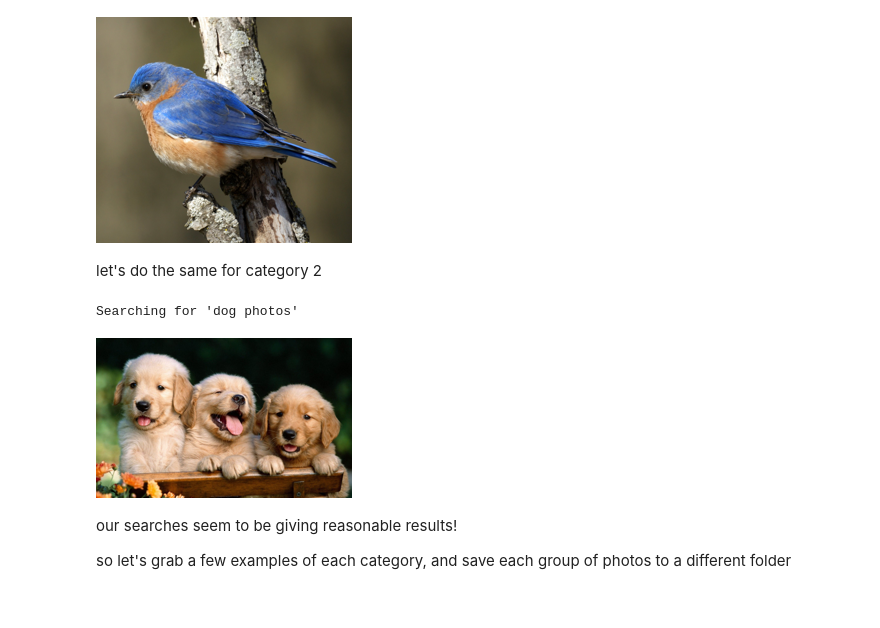
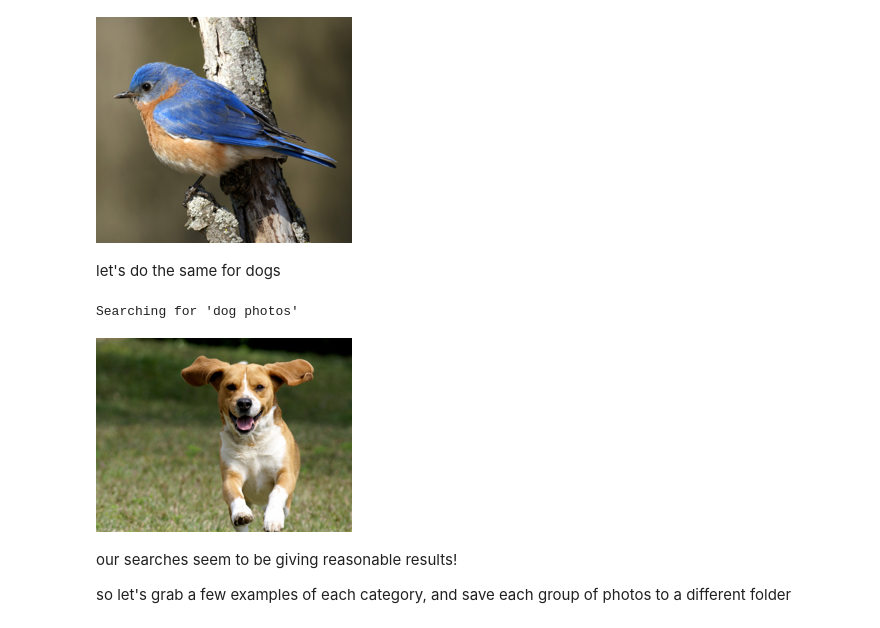
Before and after one commit to daspartho/fastai-lesson-1-ripoff, a Jupyter notebook: main.ipynb, the cells around one changed output. Saved outputs shown, nothing was run; the diff lists cells and outputs as text; code cells hidden in the pictures.

```diff
--- a/main.ipynb
+++ b/main.ipynb
@@ -77,13 +74,13 @@ im.to_thumb(256,256)
 # %% [output]
 [figure]
 # %% [markdown]
-let's do the same for category 2
+let's do the same for dogs
 # %%
-download_url(search_images(f'{cat_2} photos', max_images=1)[0], f'{cat_2}.jpg', show_progress=False)
-Image.open(f'{cat_2}.jpg').to_thumb(256,256)
+download_url(search_images('dog photos', max_images=1)[0], 'dog.jpg', show_progress=False)
+Image.open('dog.jpg').to_thumb(256,256)
 # %% [output]
 Searching for 'dog photos'
-[figure, old version]
+[figure, new version]
 # %% [markdown]
 our searches seem to be giving reasonable results!
 
```
Also changed, not shown: parts of 13 cells of this notebook.
